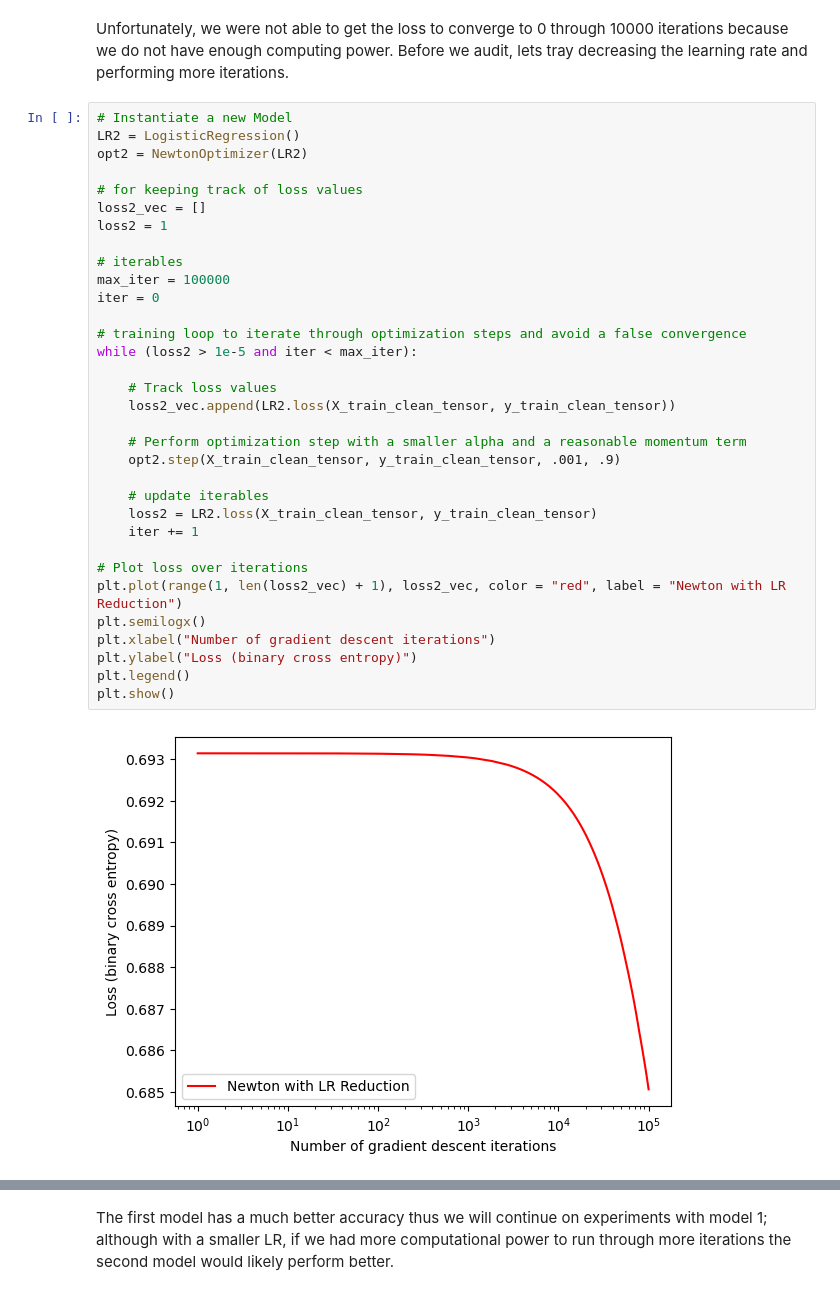
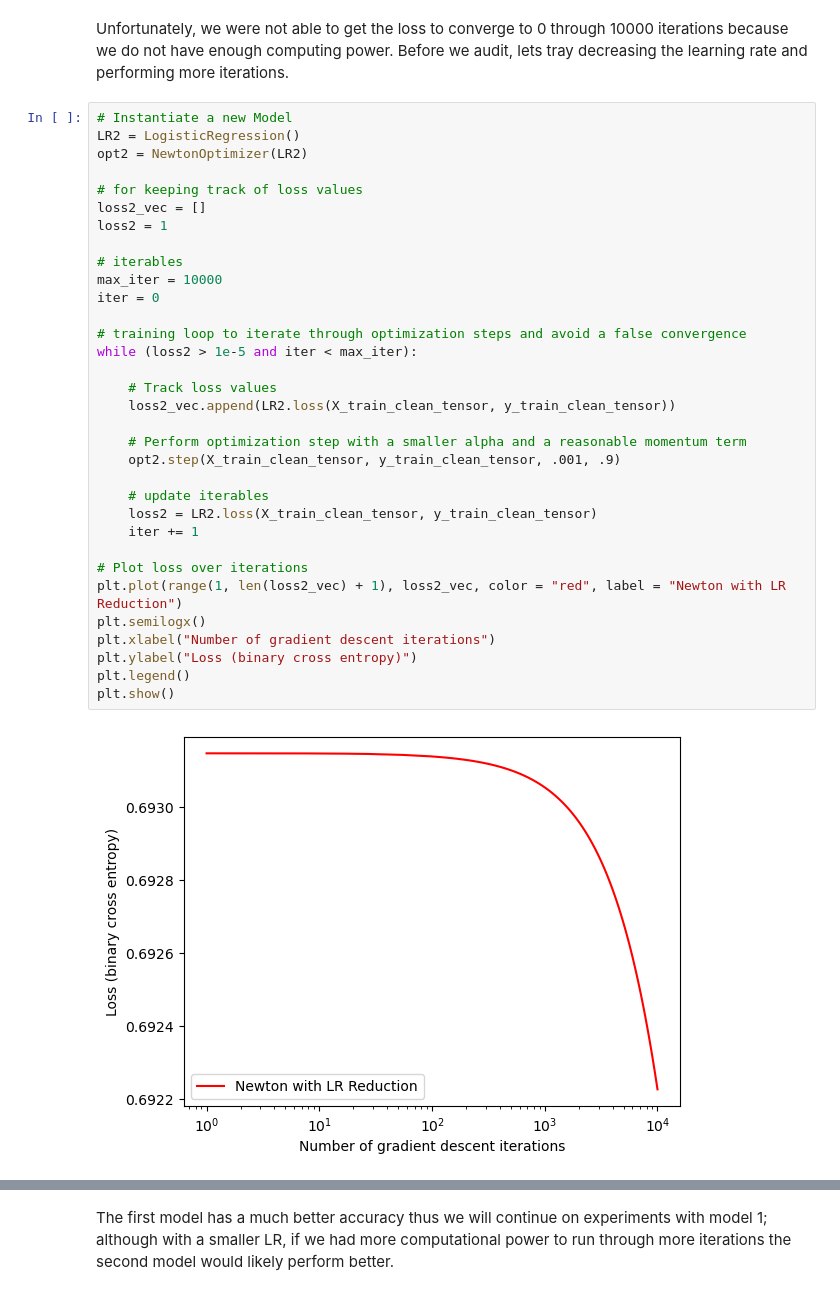
Before and after one commit to ctkatz/ML_project, a Jupyter notebook: ryan.ipynb, the cells around one changed output, grey strips where cells are left out. Cells and saved outputs as stored; diff of their text form.

```diff
--- a/ryan.ipynb
+++ b/ryan.ipynb
@@ -498,33 +497,33 @@ LR2 = LogisticRegression()
 opt2 = NewtonOptimizer(LR2)
 
 # for keeping track of loss values
 loss2_vec = []
 loss2 = 1
 
 # iterables
-max_iter = 100000
+max_iter = 10000
 iter = 0
 
 # training loop to iterate through optimization steps and avoid a false convergence
 while (loss2 > 1e-5 and iter < max_iter):
 
     # Track loss values
     loss2_vec.append(LR2.loss(X_train_clean_tensor, y_train_clean_tensor))
 
     # Perform optimization step with a smaller alpha and a reasonable momentum term
     opt2.step(X_train_clean_tensor, y_train_clean_tensor, .001, .9)
 
     # update iterables
     loss2 = LR2.loss(X_train_clean_tensor, y_train_clean_tensor)
     iter += 1
 
 # Plot loss over iterations
 plt.plot(range(1, len(loss2_vec) + 1), loss2_vec, color = "red", label = "Newton with LR Reduction")
 plt.semilogx()
 plt.xlabel("Number of gradient descent iterations")
 plt.ylabel("Loss (binary cross entropy)")
 plt.legend()
 plt.show()
 # %% [output]
-[figure, old version]
+[figure, new version]
 # %% [markdown]
```
Also changed, not shown: parts of 33 cells of this notebook.
